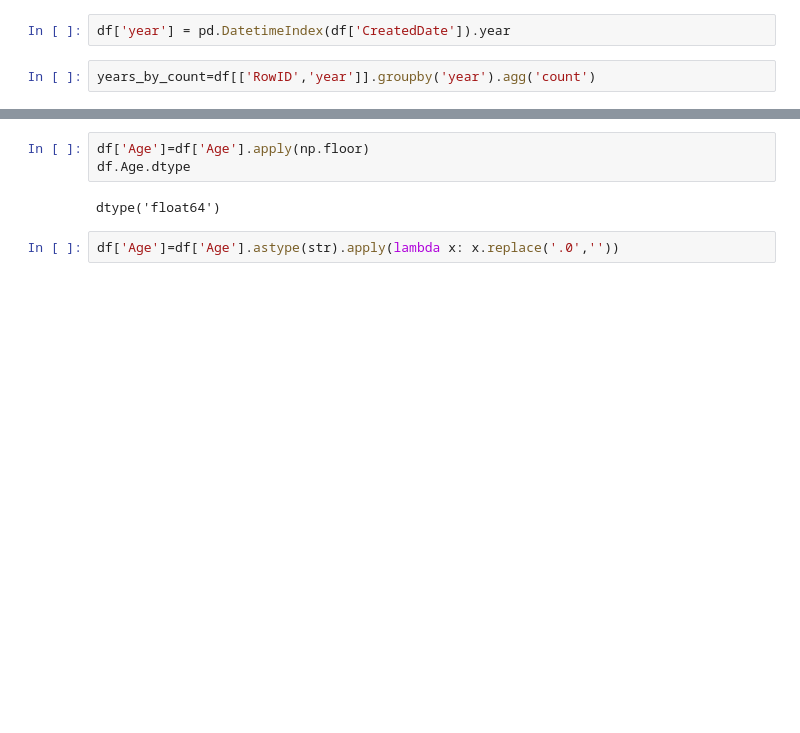
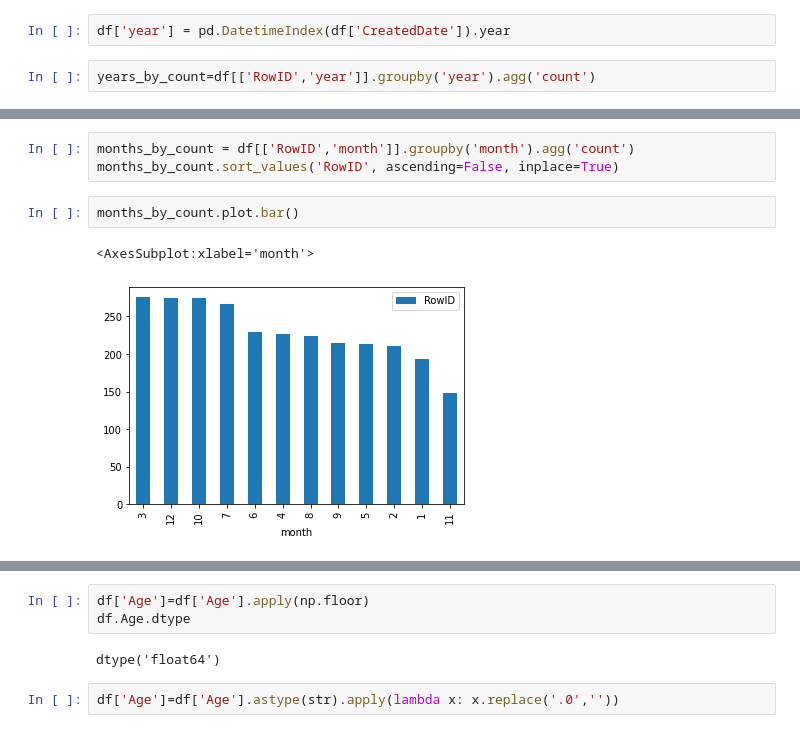
Before and after one commit to sherirosalia/guns_of_charm_city, a Jupyter notebook: peruse.ipynb, the cells around one changed output, grey strips where cells are left out. Cells and saved outputs as stored; diff of their text form; blank space fills up the shorter version.

```diff
--- a/peruse.ipynb
+++ b/peruse.ipynb
@@ -150,0 +263,8 @@ years_by_count=df[['RowID','year']].groupby('year').agg('count')
+# %%
+months_by_count = df[['RowID','month']].groupby('month').agg('count')
+months_by_count.sort_values('RowID', ascending=False, inplace=True)
+# %%
+months_by_count.plot.bar()
+# %% [output]
+<AxesSubplot:xlabel='month'>
+[figure, added]
```
Also changed, not shown: parts of 68 cells of this notebook, 32 other files.
